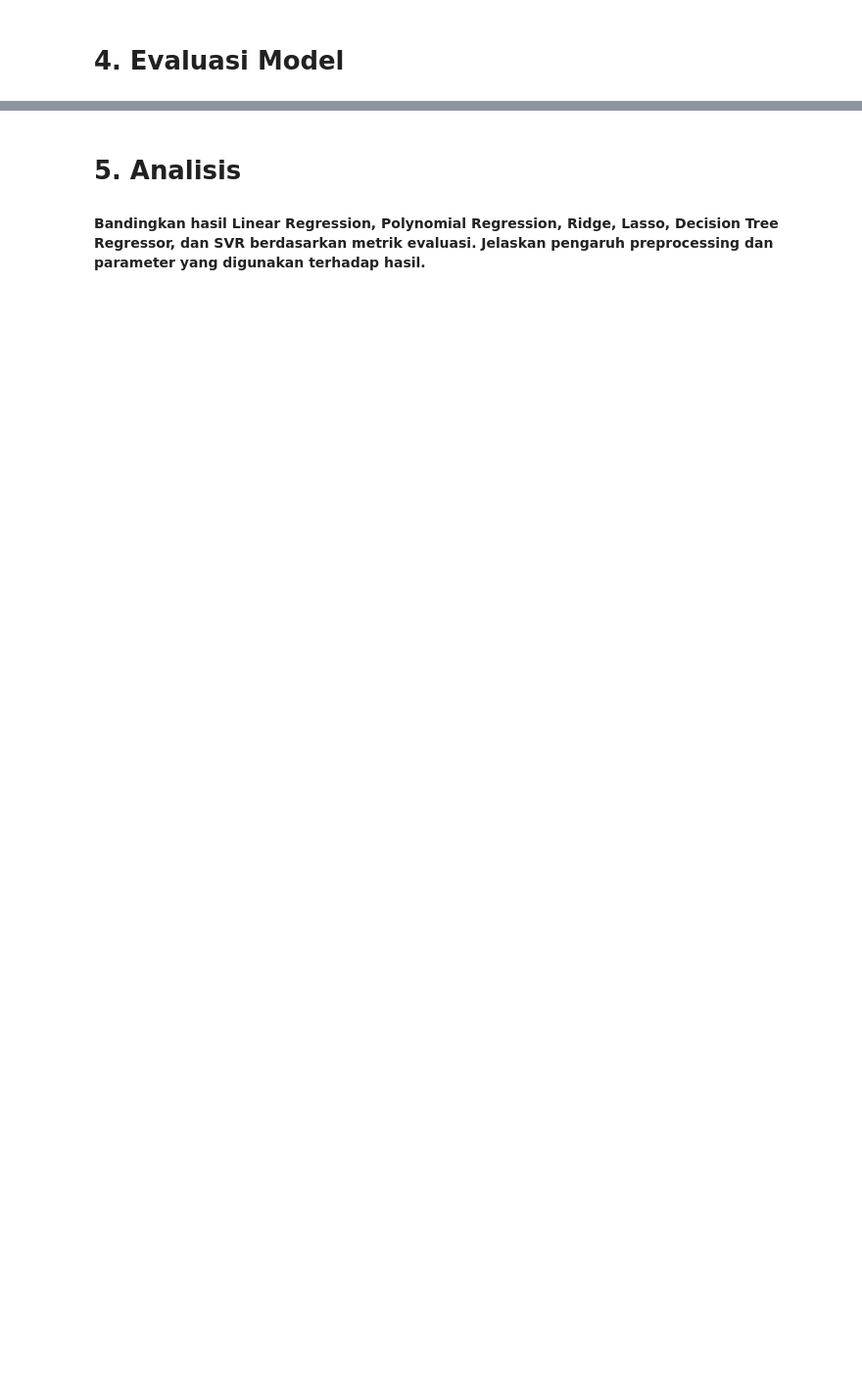
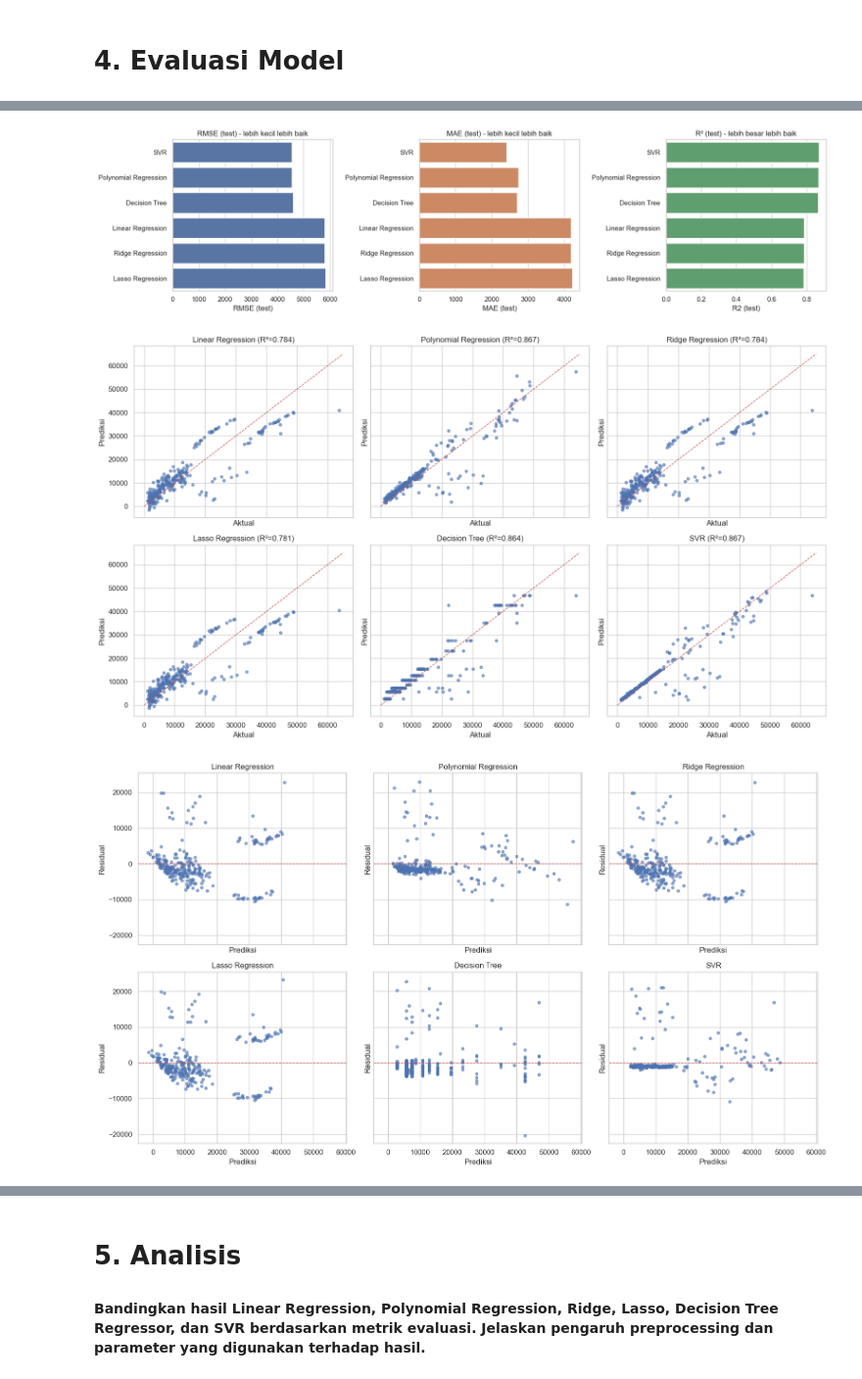
Before and after one commit to nathaniagavrila/Machine-Learning-2026, a Jupyter notebook: 5_Supervised_Learning_Regression/1_Regression_5054251050.ipynb, the cells around one changed output, grey strips where cells are left out. Shown at 98% size. Drawn from its saved outputs; the diff is of its cells as text; code cells hidden in the pictures; blank space fills up the shorter version.

Commit message:
Revisi Praktikum 5 Regression

```diff
--- a/5_Supervised_Learning_Regression/1_Regression_5054251050.ipynb
+++ b/5_Supervised_Learning_Regression/1_Regression_5054251050.ipynb
@@ -331,5 +340,4 @@ ridge_pipeline.fit(train_x, train_y)
 # %%
 # Lakukan prediksi pada test set.
-ridge_predictions = ridge_model.predict(test_x)
+ridge_predictions = ridge_model.predict(test_x_scaled)
 print(ridge_predictions[:10].round(2))
-evaluate("Ridge Regression", ridge_model)
@@ -360,5 +383,4 @@ print(coef.sort_values(key=abs, ascending=False))
 # %%
 # Lakukan prediksi pada test set.
-lasso_predictions = lasso_model.predict(test_x)
+lasso_predictions = lasso_model.predict(test_x_scaled)
 print(lasso_predictions[:10].round(2))
-evaluate("Lasso Regression", lasso_model)
@@ -395,5 +420,4 @@ print("\nDecision Tree default (tanpa batas) -> train R2 = %.4f | test R2 = %.4f
 # %%
 # Lakukan prediksi pada test set.
-tree_predictions = tree_model.predict(test_x)
+tree_predictions = tree_model.predict(test_x_tree)
 print(tree_predictions[:10].round(2))
-evaluate("Decision Tree", tree_model)
@@ -430,5 +464,9 @@ svr_model = svr_grid.best_estimator_
 # %%
 # Lakukan prediksi pada test set.
-svr_predictions = svr_model.predict(test_x)
+# Prediksi SVR dikembalikan ke skala asli (USD).
+def svr_predict(X):
+    pred_scaled = svr_model.predict(X)
+    return y_scaler.inverse_transform(pred_scaled.reshape(-1, 1)).ravel()
+
+svr_predictions = svr_predict(test_x_scaled)
 print(svr_predictions[:10].round(2))
-evaluate("SVR", svr_model)
@@ -464,10 +545,38 @@ pd.DataFrame({
 # %%
 # Buat visualisasi perbandingan nilai aktual dan prediksi jika diperlukan.
-# 1: Perbandingan metrik antar model
+
+# 1) Perbandingan metrik antar model.
 order = results_df.index
 fig, axes = plt.subplots(1, 3, figsize=(17, 4.5))
 sns.barplot(x=results_df["RMSE (test)"], y=order, ax=axes[0], color="#4C72B0"); axes[0].set_title("RMSE (test) - lebih kecil lebih baik")
 sns.barplot(x=results_df["MAE (test)"], y=order, ax=axes[1], color="#DD8452"); axes[1].set_title("MAE (test) - lebih kecil lebih baik")
 sns.barplot(x=results_df["R2 (test)"], y=order, ax=axes[2], color="#55A868"); axes[2].set_title("R² (test) - lebih besar lebih baik")
 for ax in axes: ax.set_ylabel("")
 plt.tight_layout(); plt.show()
+
+# 2) Nilai aktual vs prediksi pada test set.
+fig, axes = plt.subplots(2, 3, figsize=(16, 9), sharex=True, sharey=True)
+lim = [0, max(test_y.max(), max(p.max() for p in predictions.values())) * 1.02]
+for ax, name in zip(axes.ravel(), results.keys()):
+    ax.scatter(test_y, predictions[name], alpha=0.6, s=18)
+    ax.plot(lim, lim, "r--", lw=1)
+    ax.set_title(f"{name} (R²={results[name]['R2 (test)']:.3f})")
+    ax.set_xlabel("Aktual"); ax.set_ylabel("Prediksi")
+plt.tight_layout(); plt.show()
+
+# 3) Plot residual (aktual - prediksi) tiap model.
+fig, axes = plt.subplots(2, 3, figsize=(16, 9), sharex=True, sharey=True)
+for ax, name in zip(axes.ravel(), results.keys()):
+    ax.scatter(predictions[name], test_y - predictions[name], alpha=0.6, s=18)
+    ax.axhline(0, color="r", ls="--", lw=1)
+    ax.set_title(name); ax.set_xlabel("Prediksi"); ax.set_ylabel("Residual")
+plt.tight_layout(); plt.show()
+
+# 4) R² train vs test (indikator overfitting).
+results_df[["R2 (train)", "R2 (test)"]].plot(kind="bar", figsize=(9, 4.5), color=["#8172B3", "#55A868"])
+plt.title("R² train vs test"); plt.ylabel("R²"); plt.xticks(rotation=25, ha="right")
+plt.ylim(0, 1.05); plt.tight_layout(); plt.show()
+# %% [output]
+[figure, added]
+[figure, added]
+[figure, added]
```
Also changed, not shown: parts of 22 cells of this notebook.
